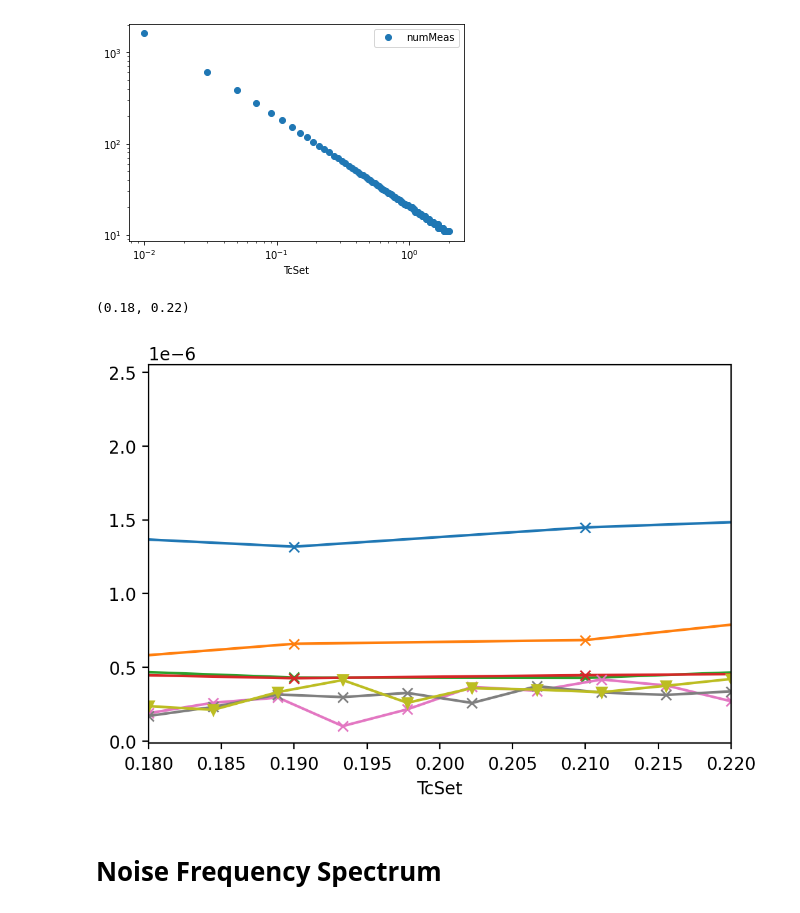
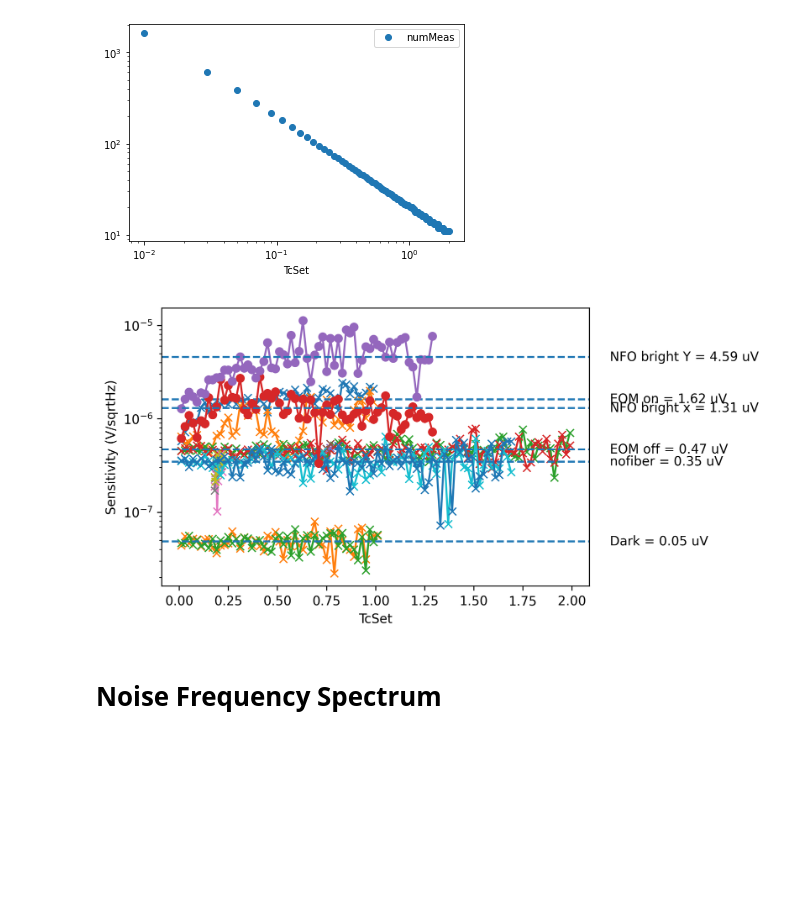
Before and after one commit to OrionSmedley/SagnacOperatingSys, a Jupyter notebook: MetaAnalysis/NoiseCapture/RecordNoise.ipynb, the cells around one changed output. Drawn from its saved outputs; the diff is of its cells as text; code cells hidden in the pictures; blank space fills up the shorter version.

Commit message:
More noise analysis

```diff
--- a/MetaAnalysis/NoiseCapture/RecordNoise.ipynb
+++ b/MetaAnalysis/NoiseCapture/RecordNoise.ipynb
@@ -117,6 +131,9 @@ df19 = pd.read_csv('./LafoNoise/Lafo404_brightNoise_EOM_noheat_tc0.2ish_3Fmod_st
 df20 = pd.read_csv('./LafoNoise/Lafo404_brightNoise_reflectBeforeFiber_0.csv');
 df21 = pd.read_csv('./LafoNoise/Lafo404_brightNoise_reflectBeforeFiber_roomlightsOut_0.csv');
 df22 = pd.read_csv('./LafoNoise/Lafo404_brightNoise_reflectBeforeFiber_roomlightsOut_NDfilter_0.csv');
+df23 = pd.read_csv('./LafoNoise/Lafo404_brightNoise_reflectBeforeFiber_roomlightsOut_NDfilter_FullTcSweep_1.csv');
+df24 = pd.read_csv('./LafoNoise/Lafo404_darkNoise_FullTcSweep_1.csv');
+df25 = pd.read_csv('./NfoNoise/NFOgrphn_BrightNoise_FullTcSweep_0.csv');
 # %%
 # sanity chec
 df2.plot(x='TcSet', y='numMeas', logx=True, logy=True, style='o')
@@ -127,7 +201,7 @@ df2.plot(x='TcSet', y='numMeas', logx=True, logy=True, style='o')
 fig, ax = plt.subplots(1, 1)
 
 # set dpi to 300
-fig.set_dpi(200)
+fig.set_dpi(300)
 
 
 
@@ -136,7 +210,10 @@ fig.set_dpi(200)
 
 
 df1.plot(x='TcSet', y=['xSensitivity', 'ySensitivity'], marker='x', ax=ax) #EOM on, seems like drift at long time scales
-df2.plot(x='TcSet', y=['xSensitivity', 'ySensitivity'], marker='x', ax=ax) # no EOM
+df2.plot(x='TcSet', y=['xSensitivity', 'ySensitivity'], marker='x', ax=ax) # no EOM, full Tc sweep
+
+plotAvg(df1,"EOM on")
+plotAvg(df2,"EOM off")
 
 
 df3.plot(x='TcSet', y=['xSensitivity', 'ySensitivity'], marker='x', ax=ax) #no EOM, at ~0.75 Tc to test repeatability
@@ -203,37 +280,58 @@ df3.plot(x='TcSet', y=['xSensitivity', 'ySensitivity'], marker='x', ax=ax) #no E
 #                         #    , 'ySensitivity'
 #                             ], marker='x', ax=ax) # 3Fmod, styrofoam box opened continously to see if it's thermal drift is repeatable
 
 # df18.plot(x='TcSet', y=['xSensitivity'
 #                         #    , 'ySensitivity'
 #                             ], marker='x', ax=ax) # 3Fmod, styrofoam box opened  walked in halfway through and tapped the box and waved arms to generate air currents
 
 
 # df19.plot(x='TcSet', y=['xSensitivity'
 #                         #    , 'ySensitivity'
 #                             ], marker='x', ax=ax) # 3Fmod, styrofoam box closed, waved arms and tapped halfway through
 
 
 
 
 ## no fiber testing
 df20.plot(x='TcSet', y=['xSensitivity'
                         #    , 'ySensitivity'
                             ], marker='x', ax=ax) #room lights on, reflect before fiber
 df21.plot(x='TcSet', y=['xSensitivity'
                         #    , 'ySensitivity'
                             ], marker='x', ax=ax) #room lights off, reflect before fiber
 
 df22.plot(x='TcSet', y=['xSensitivity'
                         #    , 'ySensitivity'
-                            ], marker='v', ax=ax) #room lights off, reflect before fiber, ND filter
+                            ], marker='x', ax=ax) #room lights off, reflect before fiber, ND filter
+
+df23.plot(x='TcSet', y=['xSensitivity'
+                           , 'ySensitivity'
+                            ], marker='x', ax=ax) #room lights off, reflect before fiber, ND filter, full Tc sweep
+plotAvg(df23,"nofiber")
+
+df24.plot(x='TcSet', y=['xSensitivity'
+                            , 'ySensitivity'
+                             ], marker='x', ax=ax) #dark noise, full Tc sweep
+plotAvg(df24,"Dark")
 
 
+df25.plot(x='TcSet', y=['xSensitivity'
+                            , 'ySensitivity'
+                             ], marker='o', ax=ax) #NFO bright noise, full Tc sweep
+plotAvg(df25,"NFO bright x","xSensitivity")
+plotAvg(df25,"NFO bright Y","ySensitivity")
+
+
+
+# # put y on a log scale
+ax.set_yscale('log')
+ax.set_ylabel('Sensitivity (V/sqrtHz)')
+
 ax.get_legend().remove()
-ax.set_xlim(0.18,0.22)
+# ax.set_xlim(0.18,0.22)
 # ax.set_xlim(0,0.2)
 # %% [output]
-(0.18, 0.22)
-[figure, old version]
+[figure, new version]
 # %% [markdown]
 # Noise Frequency Spectrum
 # %%
```
Also changed, not shown: parts of 5 cells of this notebook, 6 other files.
